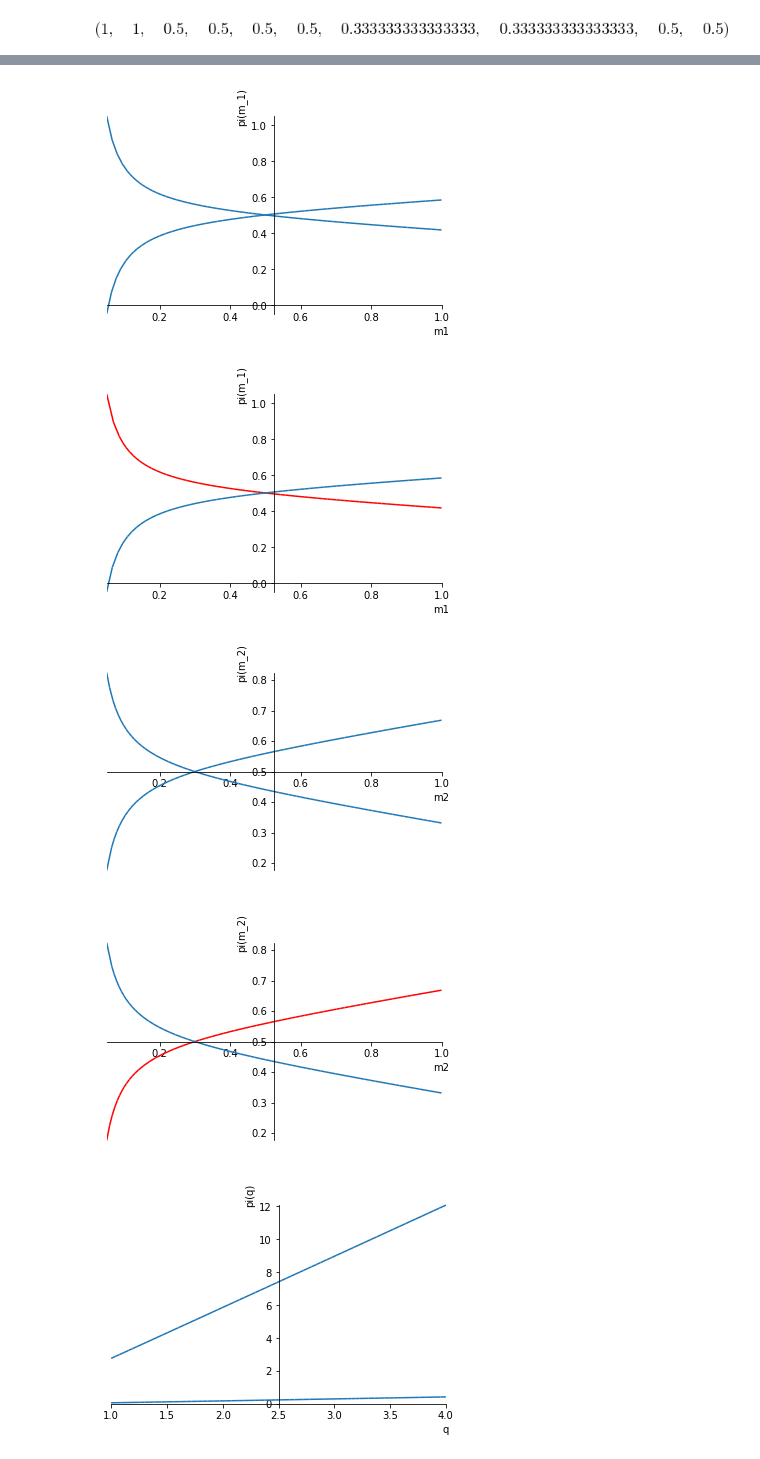
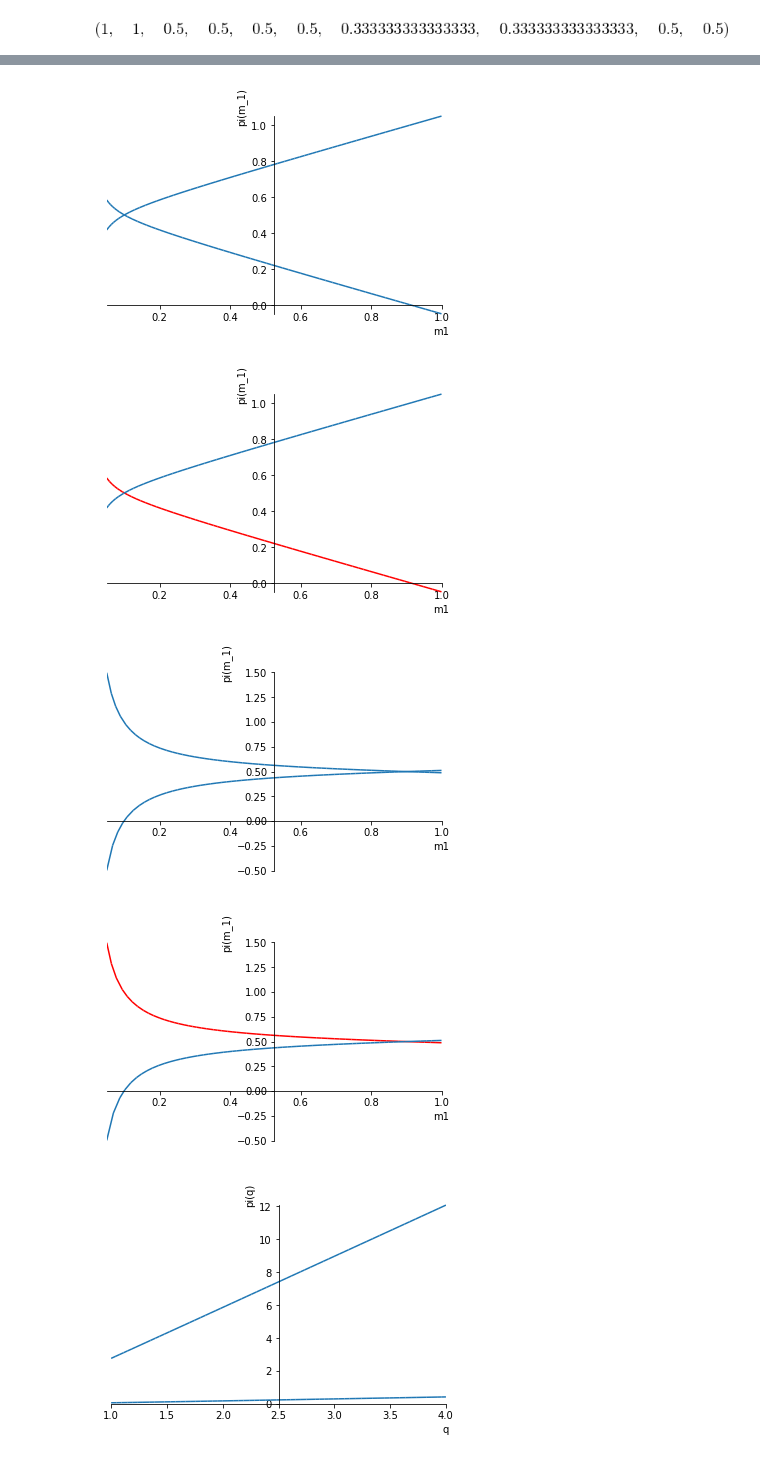
Before and after one commit to ericschulman/health_bargains, a Jupyter notebook: simult.ipynb, the cells around one changed output, grey strips where cells are left out. Saved outputs shown, nothing was run; the diff lists cells and outputs as text; code cells hidden in the pictures.

```diff
--- a/simult.ipynb
+++ b/simult.ipynb
@@ -48,19 +56,19 @@ simult(l = 1,q = 1, m1 = .5, m2 = .5, b1 = .5,b2 = .5)
 # %%
-(l,q,m1,m2,b1,b2,t1_param,t2_param,pi1_param,pi2_param) = simult(l = 1,q = 1, m2 = .5, b1 = .5,b2 = .5)
+(l,q,m1,m2,b1,b2,t1_param,t2_param,pi1_param,pi2_param) = simult(l = 1,q = 1, m2 = .1, b1 = .5,b2 = .5)
 graph1= plot(pi1_param,pi2_param,(m1,.05,1.0),ylabel='pi(m_1)',xlabel='m1')
 graph1[0].line_color = 'r'
-graph1.save('plots/m1_const_simult.png')
+graph1.save('plots/m1_1_simult.png')
 # %% [output]
-[figure, old version]
+[figure, new version]
-[figure, old version]
+[figure, new version]
 # %%
-(l,q,m1,m2,b1,b2,t1_param,t2_param,pi1_param,pi2_param) = simult(l = 1,q = 1, m1 = .3, b1 = .5,b2 = .5)
-graph2= plot(pi1_param,pi2_param,(m2,.05,1.0),ylabel='pi(m_2)',xlabel='m2')
-graph2[0].line_color = 'r'
-graph2.save('plots/m2_const_simult.png')
+(l,q,m1,m2,b1,b2,t1_param,t2_param,pi1_param,pi2_param) = simult(l = 1,q = 1, m2 = .9, b1 = .5,b2 = .5)
+graph1= plot(pi1_param,pi2_param,(m1,.05,1.0),ylabel='pi(m_1)',xlabel='m1')
+graph1[0].line_color = 'r'
+graph1.save('plots/m1_9_simult.png')
 # %% [output]
-[figure, old version]
+[figure, new version]
-[figure, old version]
+[figure, new version]
 # %%
 (l,q,m1,m2,b1,b2,t1_param,t2_param,pi1_param,pi2_param) = simult(l = 1, m1 = .5, m2=.5, b1 = .5,b2 = .5)
 graph3= plot(pi1_param,pi2_param,(q,1,4),ylabel='pi(q)',xlabel='q')
```
Also changed, not shown: parts of 4 cells of this notebook, 1 other file.
